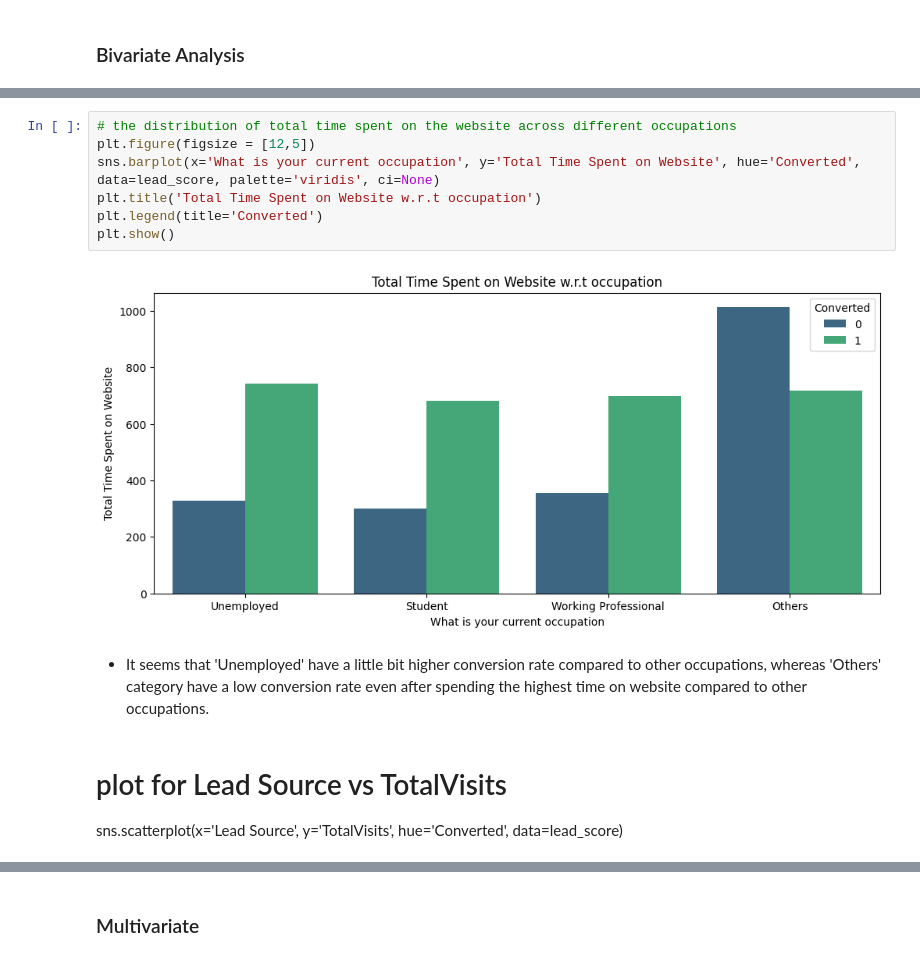
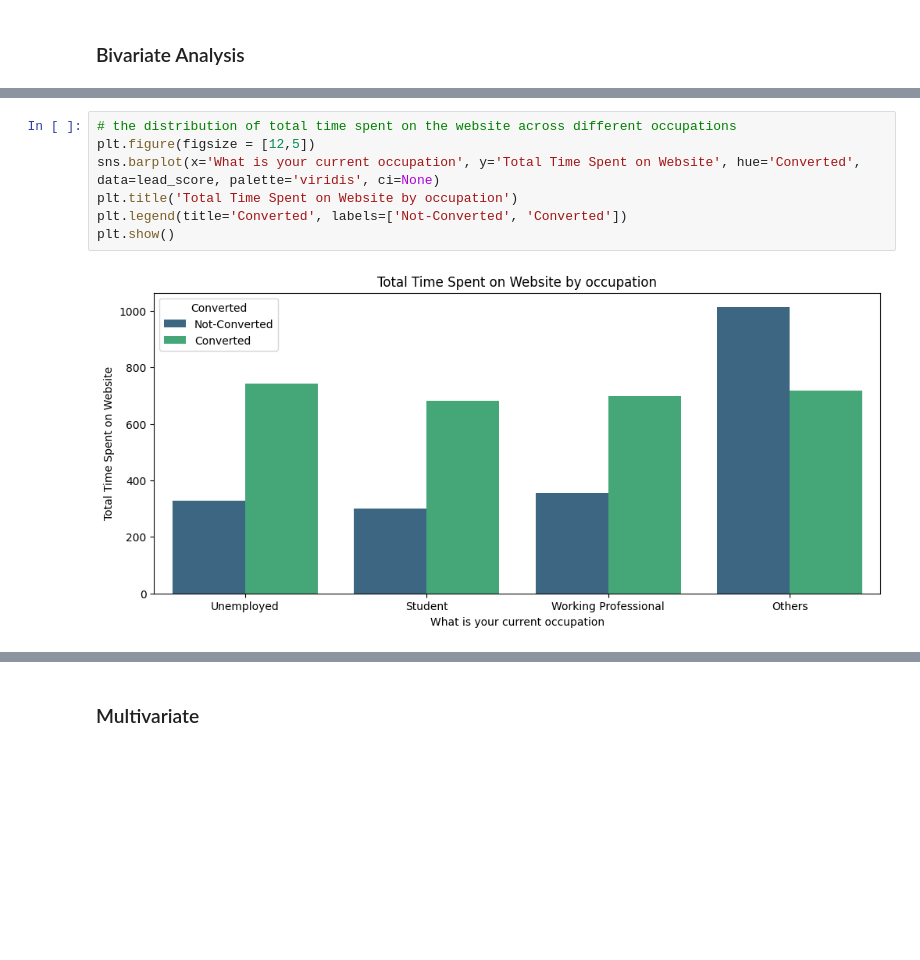
Before and after one commit to Ashlesha-0204/Lead_Scoring_Case_Study, a Jupyter notebook: lead_score.ipynb, the cells around one changed output, grey strips where cells are left out. Drawn from its saved outputs; the diff is of its cells as text; blank space fills up the shorter version.

```diff
--- a/lead_score.ipynb
+++ b/lead_score.ipynb
@@ -751,14 +769,9 @@ plt.show()
 # %%
 # the distribution of total time spent on the website across different occupations
 plt.figure(figsize = [12,5])
 sns.barplot(x='What is your current occupation', y='Total Time Spent on Website', hue='Converted', data=lead_score, palette='viridis', ci=None)
-plt.title('Total Time Spent on Website w.r.t occupation')
-plt.legend(title='Converted')
+plt.title('Total Time Spent on Website by occupation')
+plt.legend(title='Converted', labels=['Not-Converted', 'Converted'])
 plt.show()
 # %% [output]
-[figure, old version]
+[figure, new version]
-# %% [markdown]
--  It seems that 'Unemployed' have a little bit higher conversion rate compared to other occupations, whereas 'Others' category have a low conversion rate even after spending the highest time on website compared to other occupations.
-# %% [markdown]
-# plot for Lead Source vs TotalVisits
-sns.scatterplot(x='Lead Source', y='TotalVisits', hue='Converted', data=lead_score)
```
Also changed, not shown: parts of 29 cells of this notebook.
